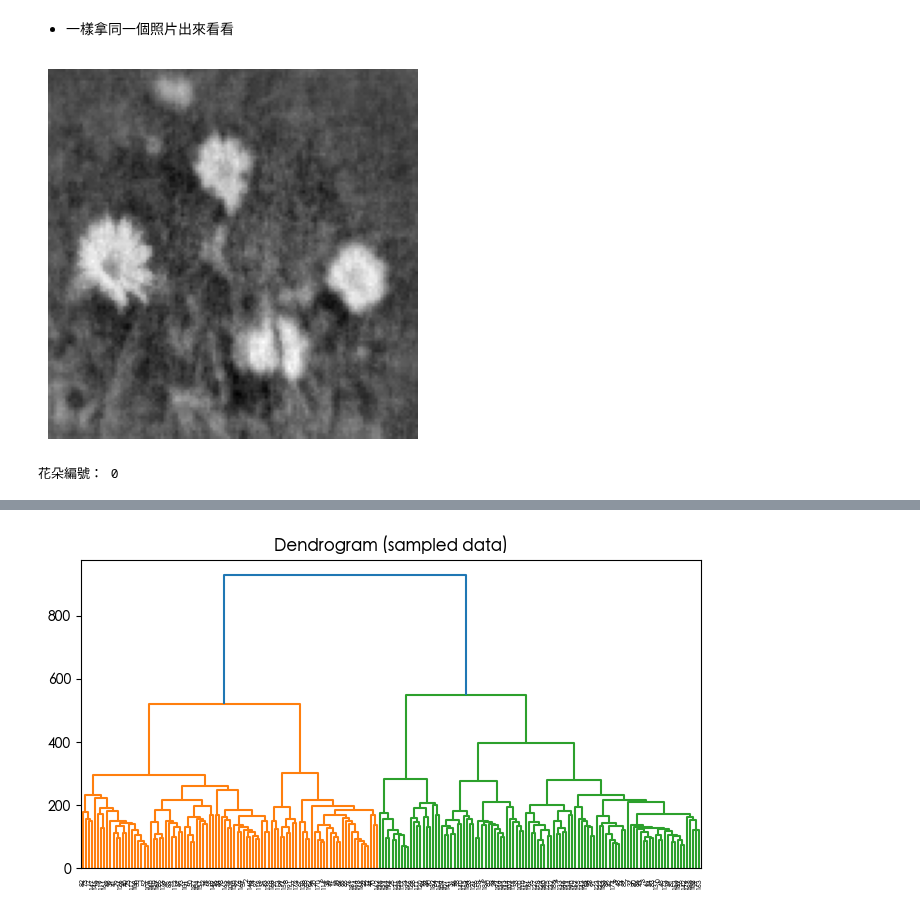
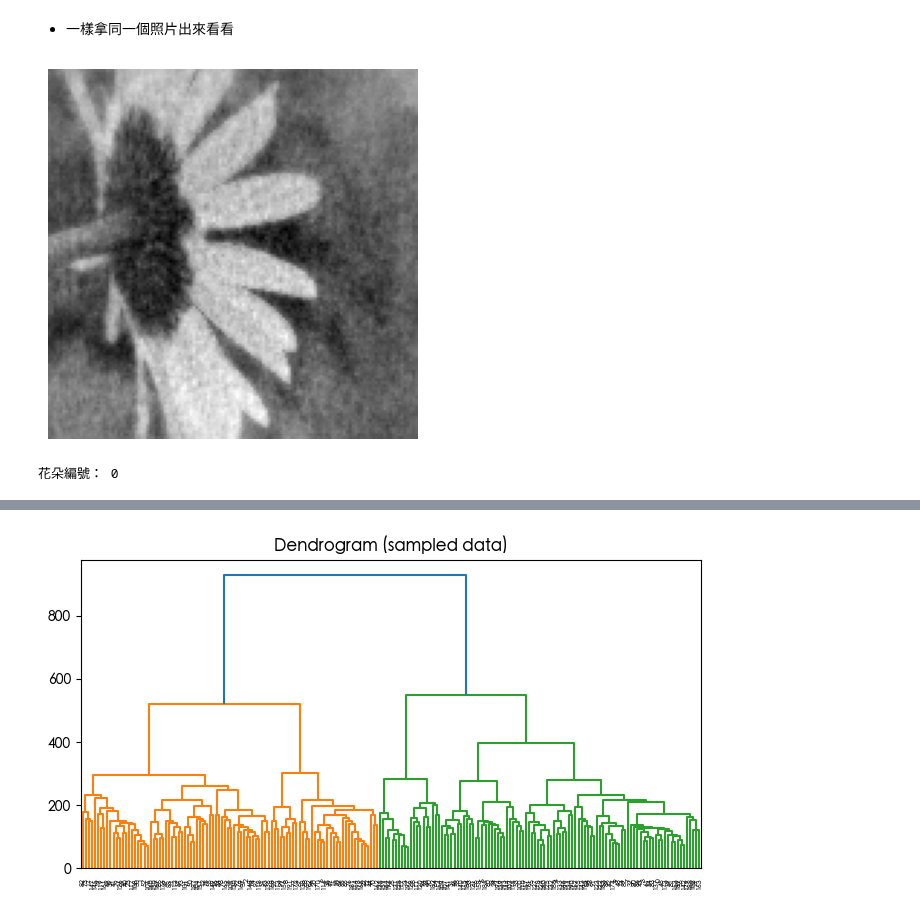
Before and after one commit to papayaya123/Data-Mining, a Jupyter notebook: final_work/main_with_pca.ipynb, the cells around one changed output, grey strips where cells are left out. Saved outputs shown, nothing was run; the diff lists cells and outputs as text; code cells hidden in the pictures.

```diff
--- a/final_work/main_with_pca.ipynb
+++ b/final_work/main_with_pca.ipynb
@@ -52,10 +52,10 @@ scaler = StandardScaler()
 X_scaled = scaler.fit_transform(X)
 
 # 3. 再放入 PCA
-pca = PCA(n_components=0.95)  # 保留 95% 的變異量
+pca = PCA(n_components=5)  # 保留 95% 的變異量
 X_pca = pca.fit_transform(X_scaled)
 
 print("原始資料形狀:", X.shape)
-print("標準化並 PCA 後的形狀:", X_pca.shape)
+print("PCA 後的形狀:", X_pca.shape)
 # %% [output]
 原始資料形狀: (4317, 16384)
@@ -67,18 +67,18 @@ print("標準化並 PCA 後的形狀:", X_pca.shape)
 # %%
 import matplotlib.pyplot as plt
 import numpy as np
 # 投射回原空間
 X_reconstructed = pca.inverse_transform(X_pca)
 
-idx = 100
+idx = 0
 
 image = X_reconstructed[idx].reshape(128, 128)
 
 plt.imshow(image, cmap='gray')
 plt.axis('off')
 plt.show()
 
 print("花朵編號：", y[idx])
 # %% [output]
-[figure, old version]
+[figure, new version]
 花朵編號： 0
```
Also changed, not shown: parts of 23 cells of this notebook, 14 other files.
